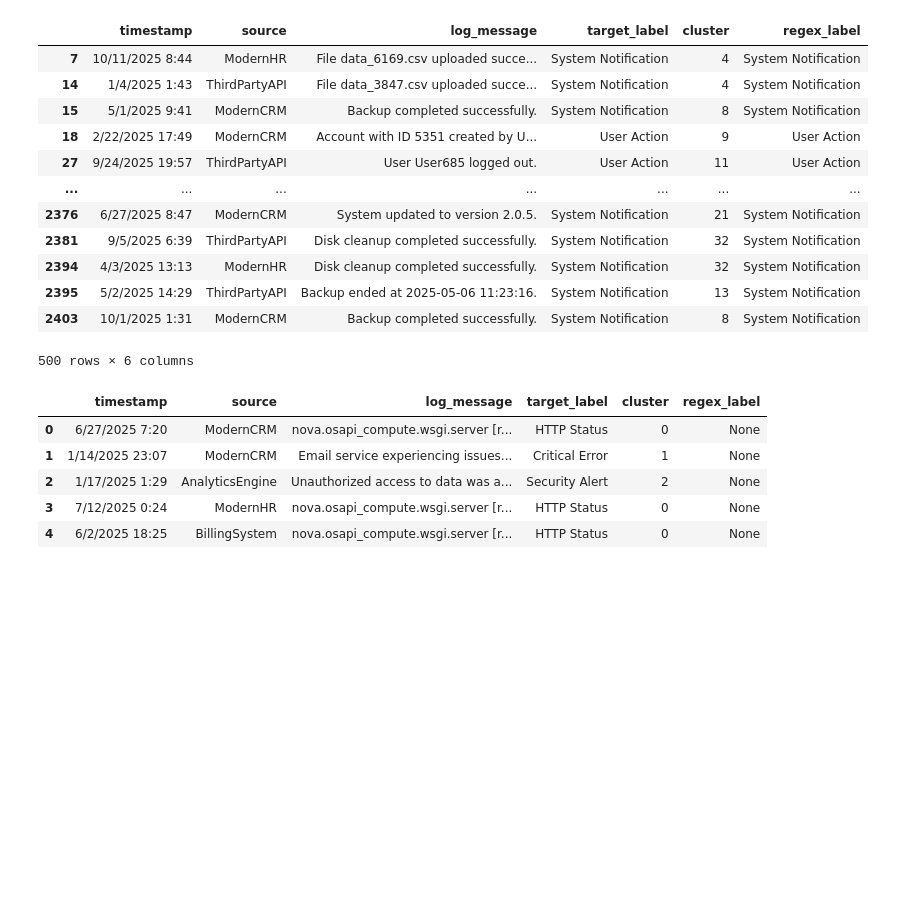
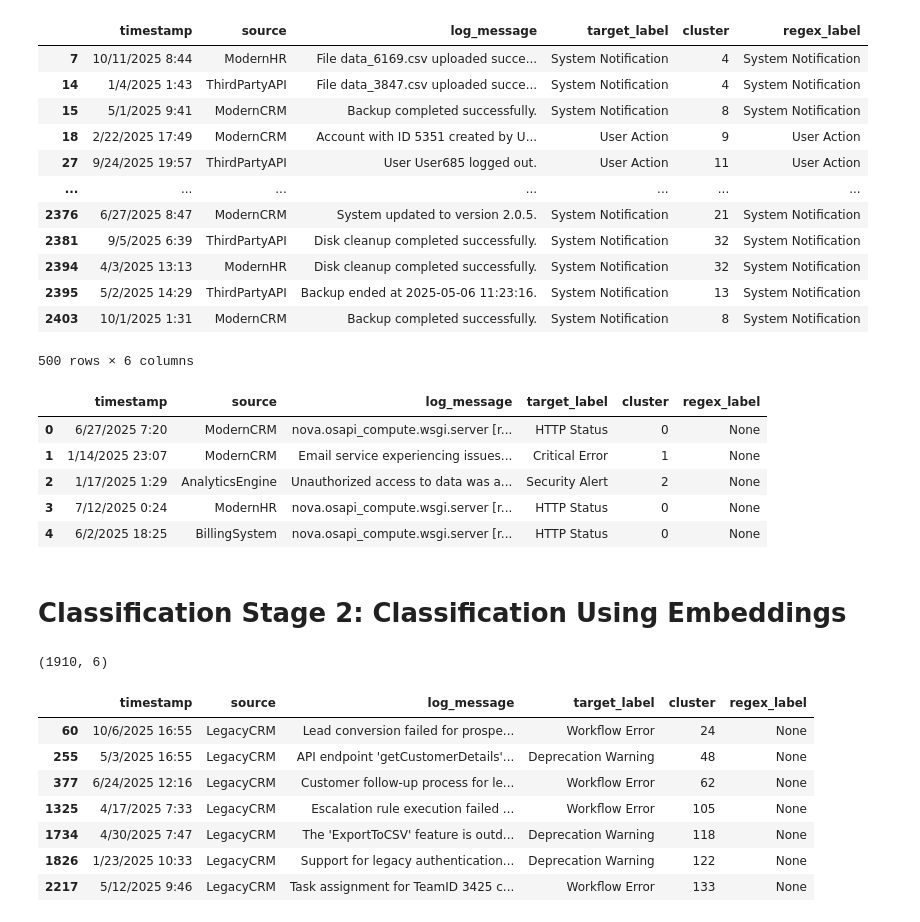
Before and after one commit to Abi27052000/log-classification-system, a Jupyter notebook: training/log_classification.ipynb, the cells around one changed output. Saved outputs shown, nothing was run; the diff lists cells and outputs as text; code cells hidden in the pictures; blank space fills up the shorter version.

Commit message:
add bert classification

```diff
--- a/training/log_classification.ipynb
+++ b/training/log_classification.ipynb
@@ -185,3 +185,22 @@ df[df['regex_label'].isnull()].head(5)
 | 2 | 1/17/2025 1:29 | AnalyticsEngine | Unauthorized access to data was a... | Security Alert | 2 | None |
 | 3 | 7/12/2025 0:24 | ModernHR | nova.osapi_compute.wsgi.server [r... | HTTP Status | 0 | None |
 | 4 | 6/2/2025 18:25 | BillingSystem | nova.osapi_compute.wsgi.server [r... | HTTP Status | 0 | None |
+# %% [markdown]
+# Classification Stage 2: Classification Using Embeddings
+# %%
+df_non_regex = df[df['regex_label'].isnull()].copy()
+df_non_regex.shape
+# %% [output]
+(1910, 6)
+# %%
+df_legacy = df_non_regex[df_non_regex.source=="LegacyCRM"]
+df_legacy
+# %% [output]
+|  | timestamp | source | log_message | target_label | cluster | regex_label |
+| 60 | 10/6/2025 16:55 | LegacyCRM | Lead conversion failed for prospe... | Workflow Error | 24 | None |
+| 255 | 5/3/2025 16:55 | LegacyCRM | API endpoint 'getCustomerDetails'... | Deprecation Warning | 48 | None |
+| 377 | 6/24/2025 12:16 | LegacyCRM | Customer follow-up process for le... | Workflow Error | 62 | None |
+| 1325 | 4/17/2025 7:33 | LegacyCRM | Escalation rule execution failed ... | Workflow Error | 105 | None |
+| 1734 | 4/30/2025 7:47 | LegacyCRM | The 'ExportToCSV' feature is outd... | Deprecation Warning | 118 | None |
+| 1826 | 1/23/2025 10:33 | LegacyCRM | Support for legacy authentication... | Deprecation Warning | 122 | None |
+| 2217 | 5/12/2025 9:46 | LegacyCRM | Task assignment for TeamID 3425 c... | Workflow Error | 133 | None |
```
Also changed, not shown: parts of 7 cells of this notebook, 1 other file.
